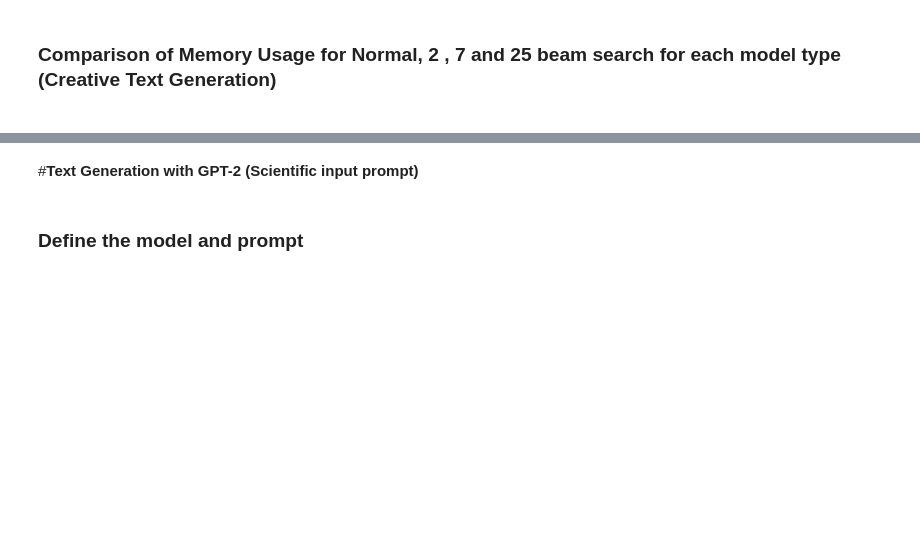
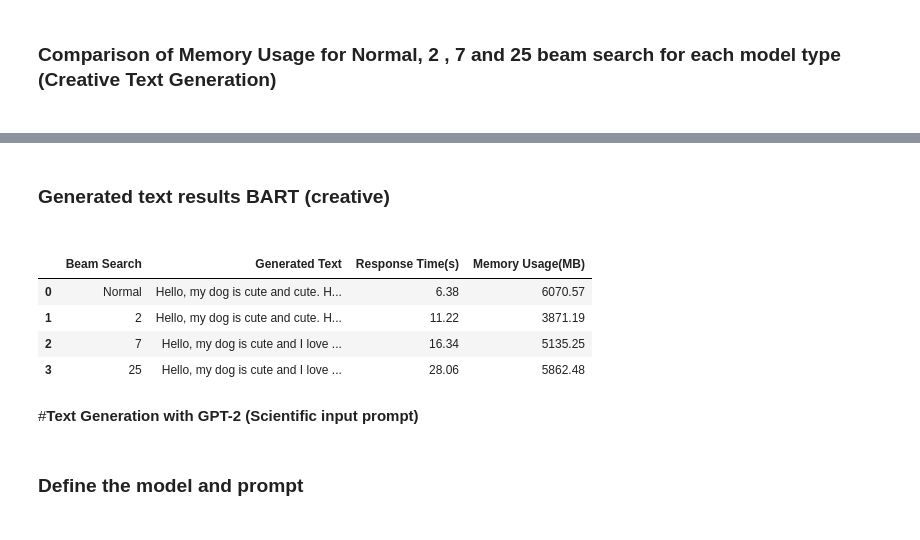
Before and after one commit to pureskill714/ICT3102-assignment2, a Jupyter notebook: 3102Assignment2.ipynb, the cells around one changed output, grey strips where cells are left out. Drawn from its saved outputs; the diff is of its cells as text; code cells hidden in the pictures; blank space fills up the shorter version.

```diff
--- a/3102Assignment2.ipynb
+++ b/3102Assignment2.ipynb
@@ -1021,3 +1082,32 @@ Memory Usage for BART twenty five beam search: 5892.52MB
+# %% [markdown]
+<h3><b>Generated text results BART (creative)</b><h3>
+# %%
+import pandas as pd
+
+# Sample data
+data = {
+    'Beam Search': ["Normal", 2, 7, 25],
+    'Generated Text': [
+         generated_text_bart_normalSearch,
+         generated_text_bart_twoBeam,
+        generated_text_bart_sevenBeam,
+        generated_text_bart_twentyFiveBeam
+    ],
+    'Response Time(s)': [f"{response_time_bart_normalSearch:.2f}", f"{response_time_bart_twoBeam:.2f}", f"{response_time_bart_sevenBeam:.2f}", f"{response_time_bart_twentyFiveBeam:.2f}"],
+    'Memory Usage(MB)': [bart_mNormal, bart_m2, bart_m7, bart_m25]
+}
+
+# Create a DataFrame
+df = pd.DataFrame(data)
+
+# Display the DataFrame
+df
+# %% [output]
+|  | Beam Search | Generated Text | Response Time(s) | Memory Usage(MB) |
+| 0 | Normal | Hello, my dog is cute and cute. H... | 6.38 | 6070.57 |
+| 1 | 2 | Hello, my dog is cute and cute. H... | 11.22 | 3871.19 |
+| 2 | 7 | Hello, my dog is cute and I love ... | 16.34 | 5135.25 |
+| 3 | 25 | Hello, my dog is cute and I love ... | 28.06 | 5862.48 |
 # %% [markdown]
 #<b>Text Generation with GPT-2 (Scientific input prompt)</b>
 # %% [markdown]
```
Also changed, not shown: parts of 66 cells of this notebook.
